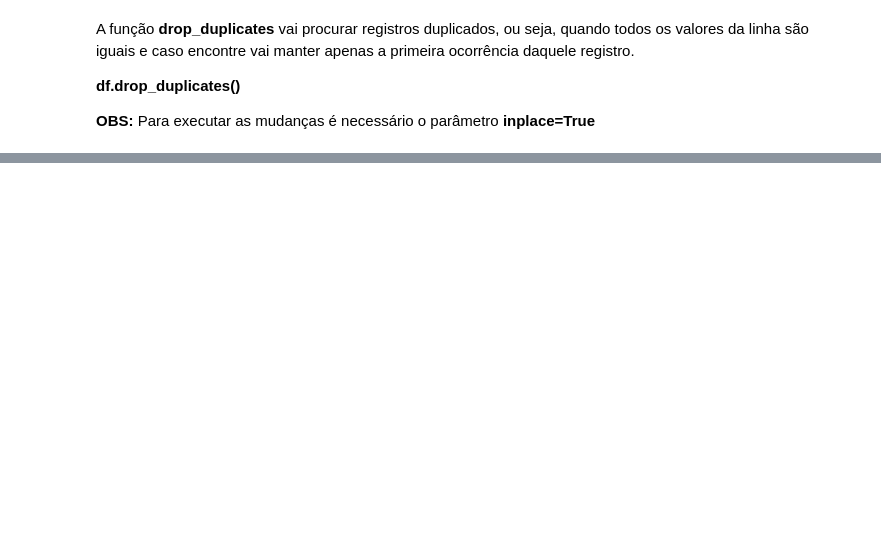
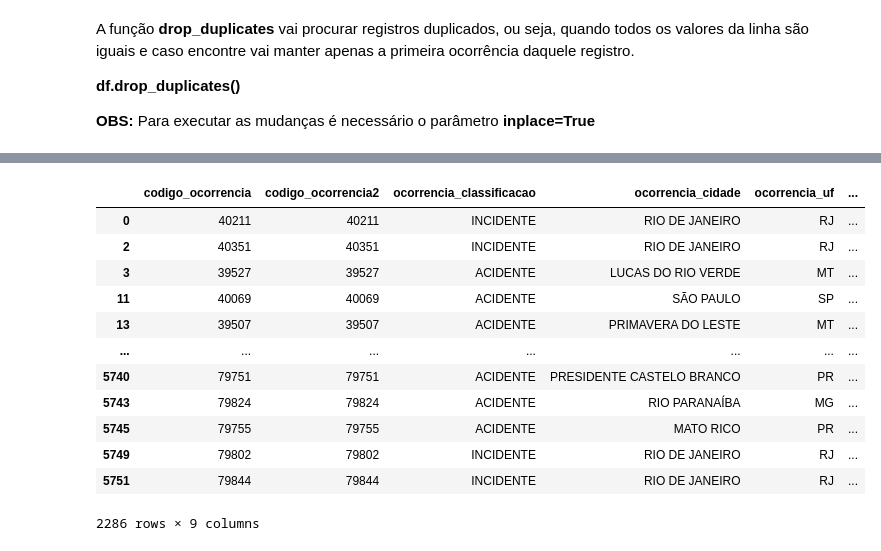
Before and after one commit to pedroh6s/Conhecendo-o-PANDAS, a Jupyter notebook: Roteiro_projeto_básico.ipynb, the cells around one changed output, grey strips where cells are left out. Cells and saved outputs as stored; diff of their text form; code cells hidden in the pictures; blank space fills up the shorter version.

```diff
--- a/Roteiro_projeto_básico.ipynb
+++ b/Roteiro_projeto_básico.ipynb
@@ -170,0 +307,16 @@ schema.validate(df)
+# %%
+df.loc[filtro2 | filtro3]
+# %% [output]
+|  | codigo_ocorrencia | codigo_ocorrencia2 | ocorrencia_classificacao | ocorrencia_cidade | ocorrencia_uf | ... |
+| 0 | 40211 | 40211 | INCIDENTE | RIO DE JANEIRO | RJ | ... |
+| 2 | 40351 | 40351 | INCIDENTE | RIO DE JANEIRO | RJ | ... |
+| 3 | 39527 | 39527 | ACIDENTE | LUCAS DO RIO VERDE | MT | ... |
+| 11 | 40069 | 40069 | ACIDENTE | SÃO PAULO | SP | ... |
+| 13 | 39507 | 39507 | ACIDENTE | PRIMAVERA DO LESTE | MT | ... |
+| ... | ... | ... | ... | ... | ... | ... |
+| 5740 | 79751 | 79751 | ACIDENTE | PRESIDENTE CASTELO BRANCO | PR | ... |
+| 5743 | 79824 | 79824 | ACIDENTE | RIO PARANAÍBA | MG | ... |
+| 5745 | 79755 | 79755 | ACIDENTE | MATO RICO | PR | ... |
+| 5749 | 79802 | 79802 | INCIDENTE | RIO DE JANEIRO | RJ | ... |
+| 5751 | 79844 | 79844 | INCIDENTE | RIO DE JANEIRO | RJ | ... |
+2286 rows × 9 columns
```
Also changed, not shown: parts of 30 cells of this notebook.
